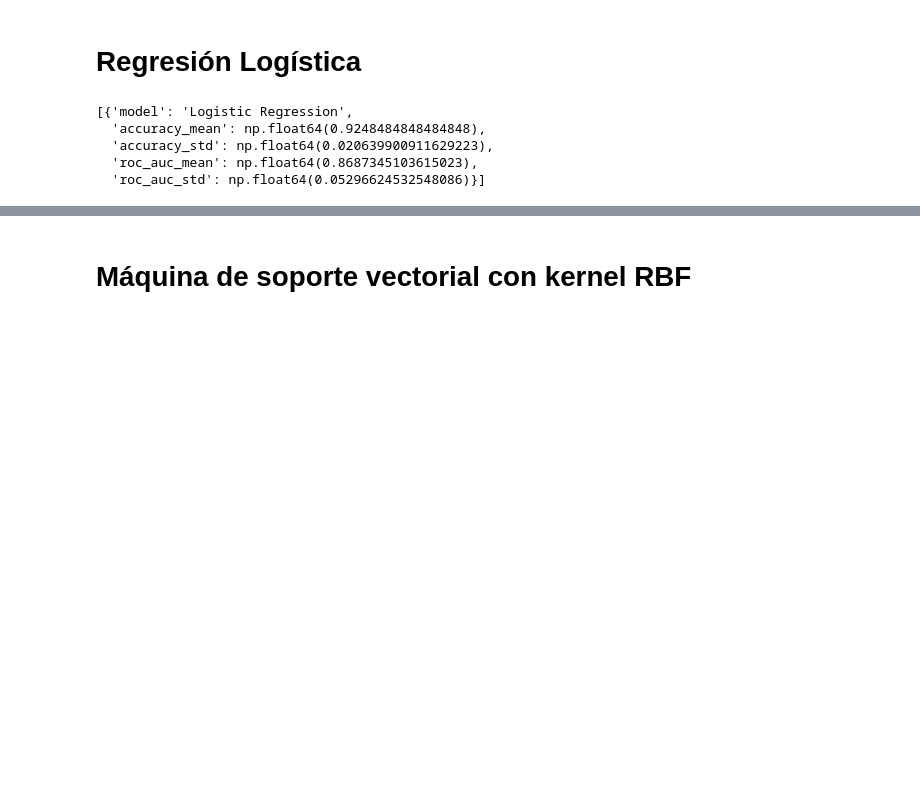
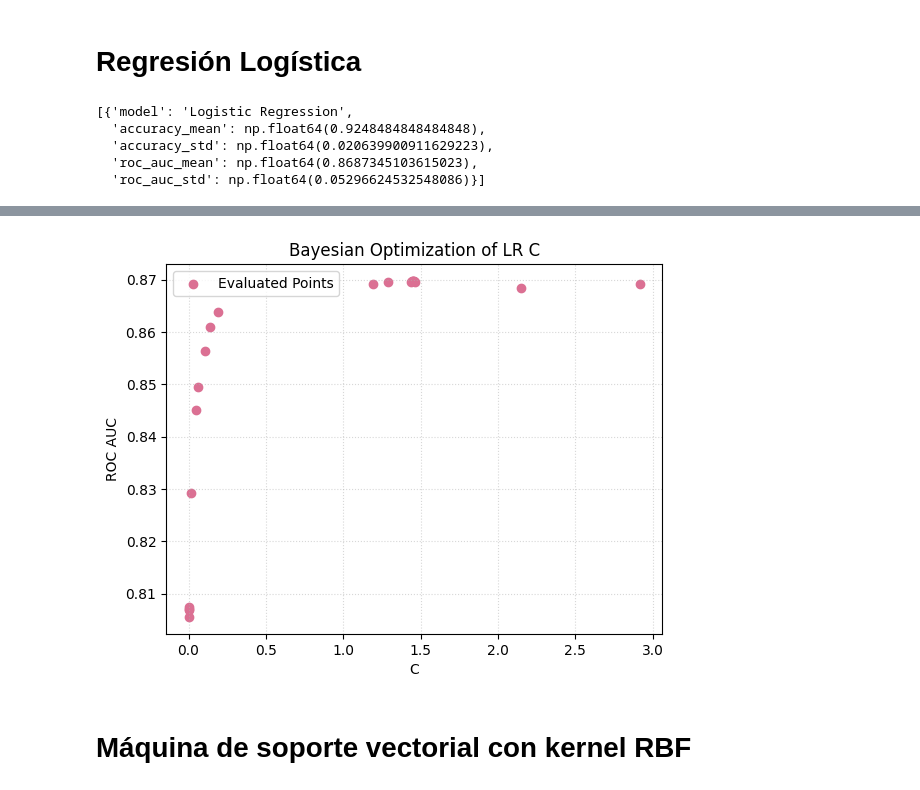
Before and after one commit to AnaSofiaHinojosa/Proyecto2LabAprEstadistico, a Jupyter notebook: reporte.ipynb, the cells around one changed output, grey strips where cells are left out. Cells and saved outputs as stored; diff of their text form; code cells hidden in the pictures; blank space fills up the shorter version.

Commit message:
visual

```diff
--- a/reporte.ipynb
+++ b/reporte.ipynb
@@ -239,6 +239,7 @@ Path to dataset files: /Users/sofia/.cache/kagglehub/datasets/anurag629/credit-c
 ['CreditCardData.csv']
 # %%
 df = pd.read_csv(os.path.join(path, "CreditCardData.csv"))
+df = df.head(1000)
 # %%
 def preprocess_data(data: pd.DataFrame) -> pd.DataFrame:
     data = data.dropna().reset_index(drop=True)
@@ -421,7 +422,6 @@ results
   'roc_auc_std': np.float64(0.05296624532548086)}]
 # %%
 n_iter = 30
-
 gaussian_x = np.random.uniform(-3, 3, size=(5, 1))
 gaussian_y = []
 
@@ -445,15 +445,17 @@ for i in range(n_iter):
     xn = x_candidates[max_idx, 0]
 
     C_new = 10 ** xn
-    auc_new, _ = regresion_logistica(X_scaled, y, kfolds, C_new)
+    auc_new_lr, _ = regresion_logistica(X_scaled, y, kfolds, C_new)
 
     gaussian_x = np.vstack([gaussian_x, [[xn]]])
-    gaussian_y = np.append(gaussian_y, auc_new)
+    gaussian_y = np.append(gaussian_y, auc_new_lr)
+
+    print(f"Iter {i+1:02d} | C: {C_new:.5f} | ROC AUC={auc_new_lr:.4f}")
 
 best_idx = np.argmax(gaussian_y)
 best_log_c = gaussian_x[best_idx, 0]
-best_c = 10 ** best_log_c
+best_c_lr = 10 ** best_log_c
 best_score_lr = gaussian_y[best_idx]
 
-print(f"Best C: {best_c:.5f} with ROC AUC: {best_score_lr:.4f}")
+print(f"Best C: {best_c_lr:.5f} with ROC AUC: {best_score_lr:.4f}")
 # %% [output]
@@ -461,3 +479,17 @@ Best C: 1.38977 with ROC AUC: 0.8701
+# %%
+C_all = 10 ** gaussian_x.flatten()
+mask = C_all <= 3
+C_filtered = C_all[mask]
+y_filtered = gaussian_y[mask]
+plt.scatter(C_filtered, y_filtered, color='palevioletred', label='Evaluated Points')
+plt.title('Bayesian Optimization of LR C')
+plt.xlabel('C')
+plt.ylabel('ROC AUC')
+plt.grid(linestyle=':', alpha=0.5)
+plt.legend()
+plt.show()
+# %% [output]
+[figure, added]
 # %% [markdown]
 # Máquina de soporte vectorial con kernel RBF
 # %%
```
Also changed, not shown: parts of 6 cells of this notebook.
